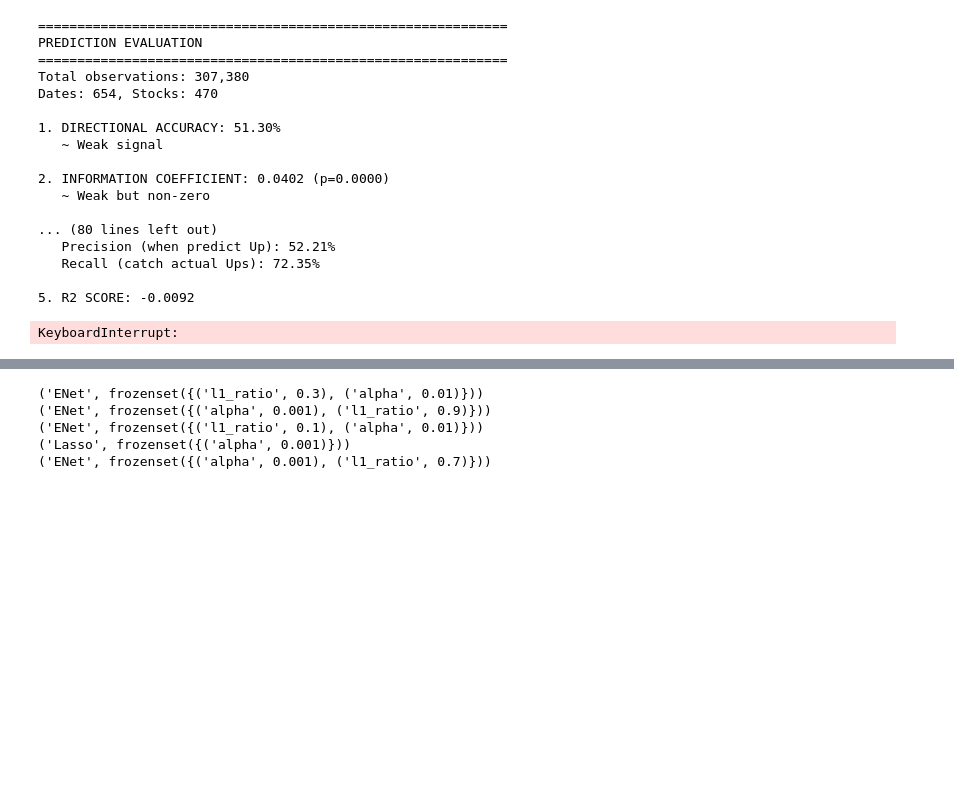
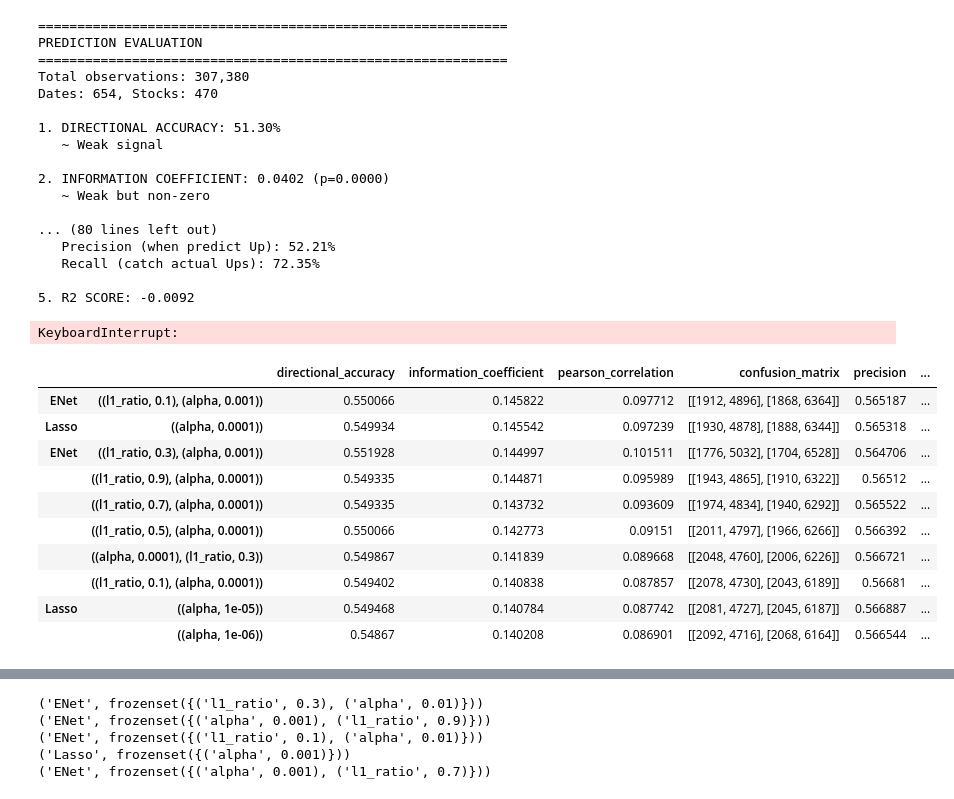
Before and after one commit to rileyteo/dse4212_portfolio_optimisation, a Jupyter notebook: test.ipynb, the cells around one changed output, grey strips where cells are left out. Saved outputs shown, nothing was run; the diff lists cells and outputs as text; code cells hidden in the pictures; blank space fills up the shorter version.

Commit message:
monthly return cv results

```diff
--- a/test.ipynb
+++ b/test.ipynb
@@ -235,6 +235,22 @@ Dates: 654, Stocks: 470
 
 5. R2 SCORE: -0.0092
 KeyboardInterrupt:
+# %%
+with open('src/monthly_return_model_results.pkl', 'rb') as f:
+    results_df = pickle.load(f)
+results_df.sort_values(('information_coefficient'), ascending=False).head(10)
+# %% [output]
+|  |  | directional_accuracy | information_coefficient | pearson_correlation | confusion_matrix | precision | ... |
+| ENet | ((l1_ratio, 0.1), (alpha, 0.001)) | 0.550066 | 0.145822 | 0.097712 | [[1912, 4896], [1868, 6364]] | 0.565187 | ... |
+| Lasso | ((alpha, 0.0001)) | 0.549934 | 0.145542 | 0.097239 | [[1930, 4878], [1888, 6344]] | 0.565318 | ... |
+| ENet | ((l1_ratio, 0.3), (alpha, 0.001)) | 0.551928 | 0.144997 | 0.101511 | [[1776, 5032], [1704, 6528]] | 0.564706 | ... |
+|  | ((l1_ratio, 0.9), (alpha, 0.0001)) | 0.549335 | 0.144871 | 0.095989 | [[1943, 4865], [1910, 6322]] | 0.56512 | ... |
+|  | ((l1_ratio, 0.7), (alpha, 0.0001)) | 0.549335 | 0.143732 | 0.093609 | [[1974, 4834], [1940, 6292]] | 0.565522 | ... |
+|  | ((l1_ratio, 0.5), (alpha, 0.0001)) | 0.550066 | 0.142773 | 0.09151 | [[2011, 4797], [1966, 6266]] | 0.566392 | ... |
+|  | ((alpha, 0.0001), (l1_ratio, 0.3)) | 0.549867 | 0.141839 | 0.089668 | [[2048, 4760], [2006, 6226]] | 0.566721 | ... |
+|  | ((l1_ratio, 0.1), (alpha, 0.0001)) | 0.549402 | 0.140838 | 0.087857 | [[2078, 4730], [2043, 6189]] | 0.56681 | ... |
+| Lasso | ((alpha, 1e-05)) | 0.549468 | 0.140784 | 0.087742 | [[2081, 4727], [2045, 6187]] | 0.566887 | ... |
+|  | ((alpha, 1e-06)) | 0.54867 | 0.140208 | 0.086901 | [[2092, 4716], [2068, 6164]] | 0.566544 | ... |
 # %%
 from itertools import product
 import random
```
Also changed, not shown: parts of 2 cells of this notebook, 2 other files.
